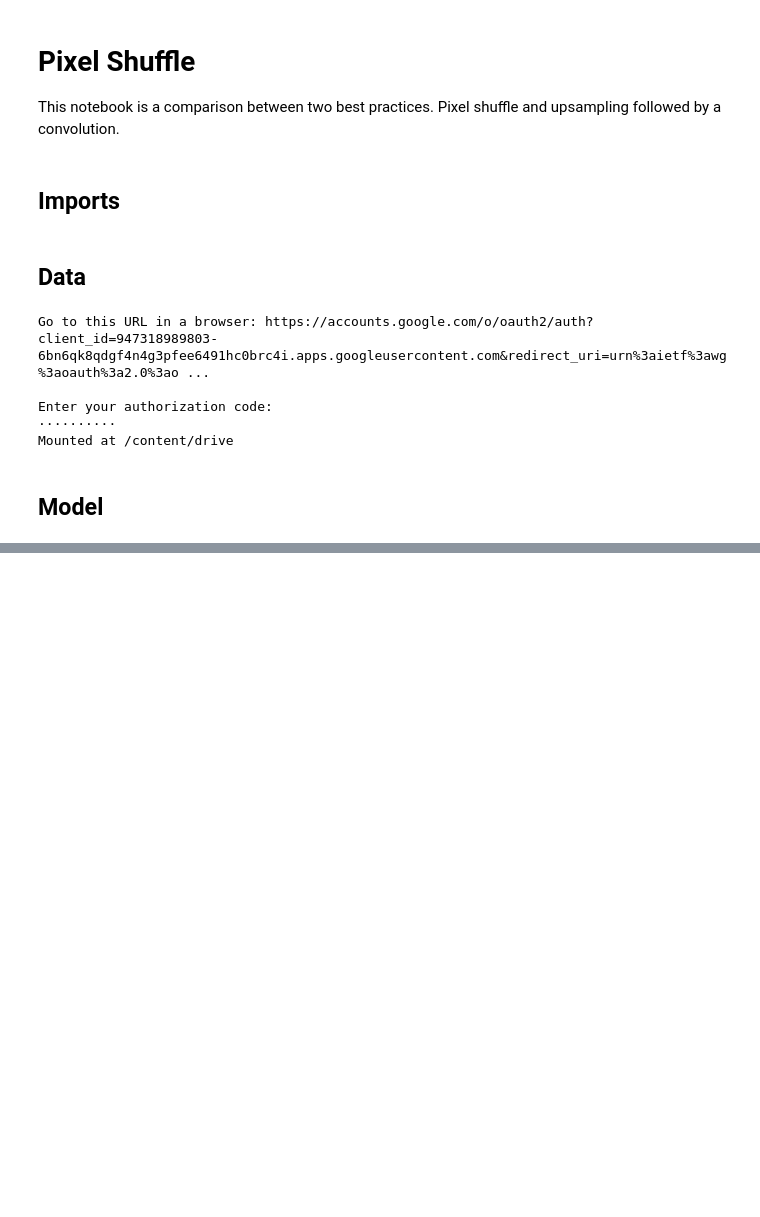
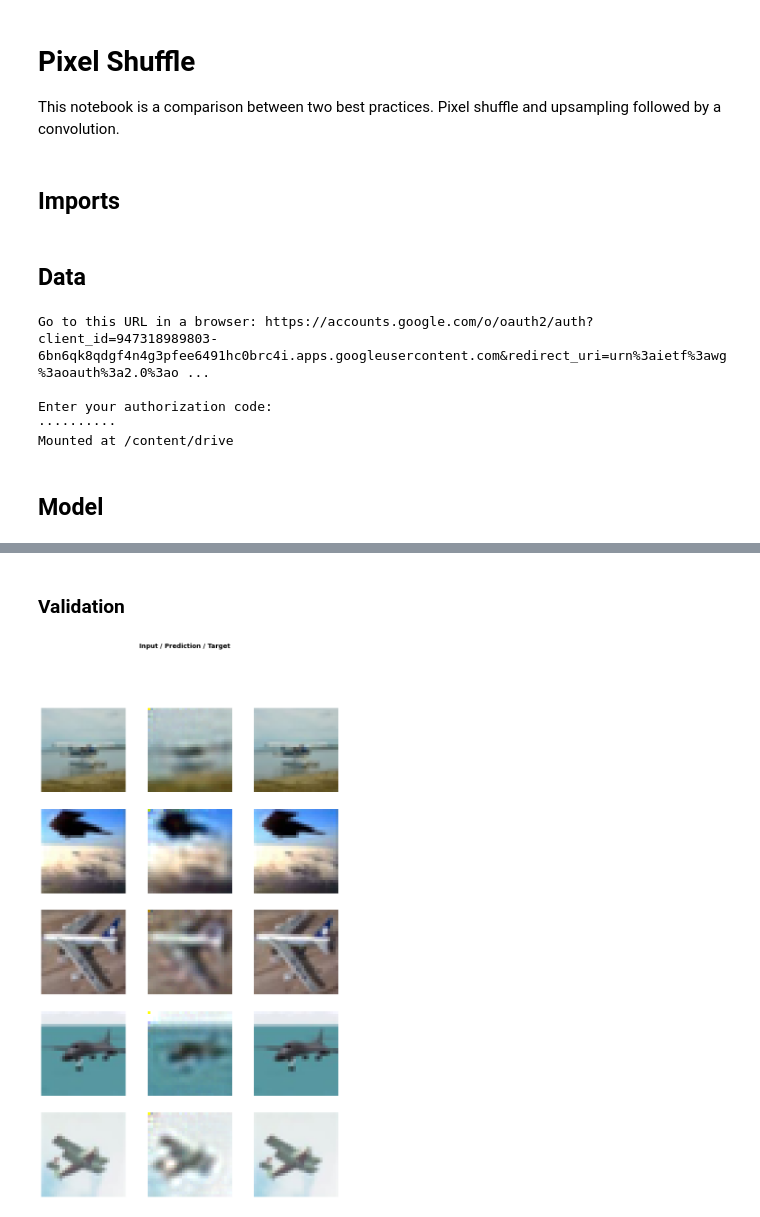
Before and after one commit to henriwoodcock/Applying-Modern-Best-Practices-to-Autoencoders, a Jupyter notebook: notebooks/cifar-10/pixelShuffle.ipynb, the cells around one changed output, grey strips where cells are left out. Drawn from its saved outputs; the diff is of its cells as text; code cells hidden in the pictures; blank space fills up the shorter version.

```diff
--- a/notebooks/cifar-10/pixelShuffle.ipynb
+++ b/notebooks/cifar-10/pixelShuffle.ipynb
@@ -487,0 +110,6 @@ NotImplementedError: ignored
+# %% [markdown]
+### Validation
+# %%
+learn.show_results(ds_type=DatasetType.Valid)
+# %% [output]
+[figure, added]
```
Also changed, not shown: parts of 44 cells of this notebook.
